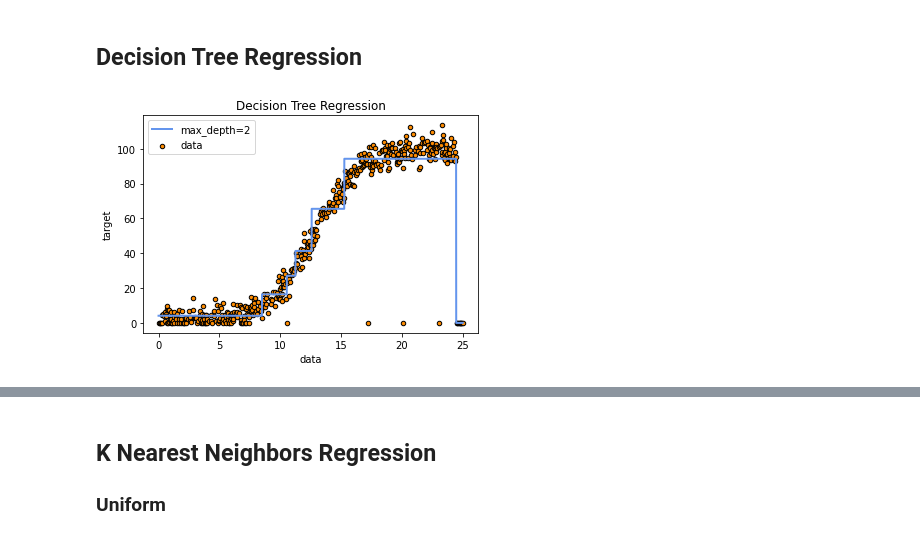
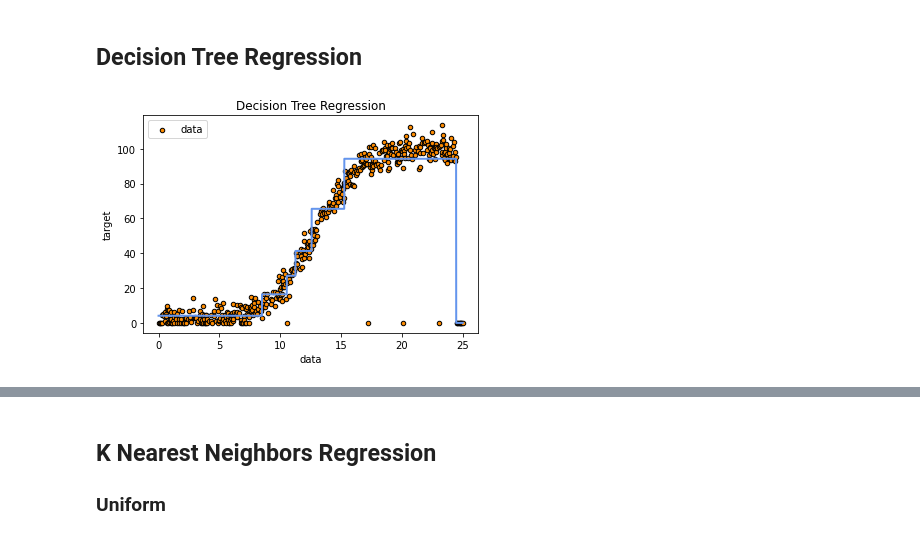
Before and after one commit to OtherBrian/fda-regression_project, a Jupyter notebook: Regression Project.ipynb, the cells around one changed output, grey strips where cells are left out. Cells and saved outputs as stored; diff of their text form; code cells hidden in the pictures.

```diff
--- a/Regression Project.ipynb
+++ b/Regression Project.ipynb
@@ -301,24 +301,24 @@ The curve at 3 degrees fits a bit better than before, we its no longer being dra
 # %%
 #https://scikit-learn.org/stable/modules/tree.html
 
 from sklearn import tree
+
 clf = tree.DecisionTreeRegressor(max_depth=3)
 clf = clf.fit(X, y)
 
 # Predict
 X_test = np.arange(0.0, 25.0, 0.01)[:, np.newaxis]
 y_est = clf.predict(X_test)
 
 # Plot the results
 plt.figure()
 plt.scatter(X, y, s=20, edgecolor="black",
             c="darkorange", label="data")
-plt.plot(X_test, y_est, color="cornflowerblue",
-         label="max_depth=2", linewidth=2)
+plt.plot(X_test, y_est, color="cornflowerblue", linewidth=2)
 plt.xlabel("data")
 plt.ylabel("target")
 plt.title("Decision Tree Regression")
 plt.legend()
 plt.show()
 # %% [output]
-[figure, old version]
+[figure, new version]
```
Also changed, not shown: parts of 5 cells of this notebook.
